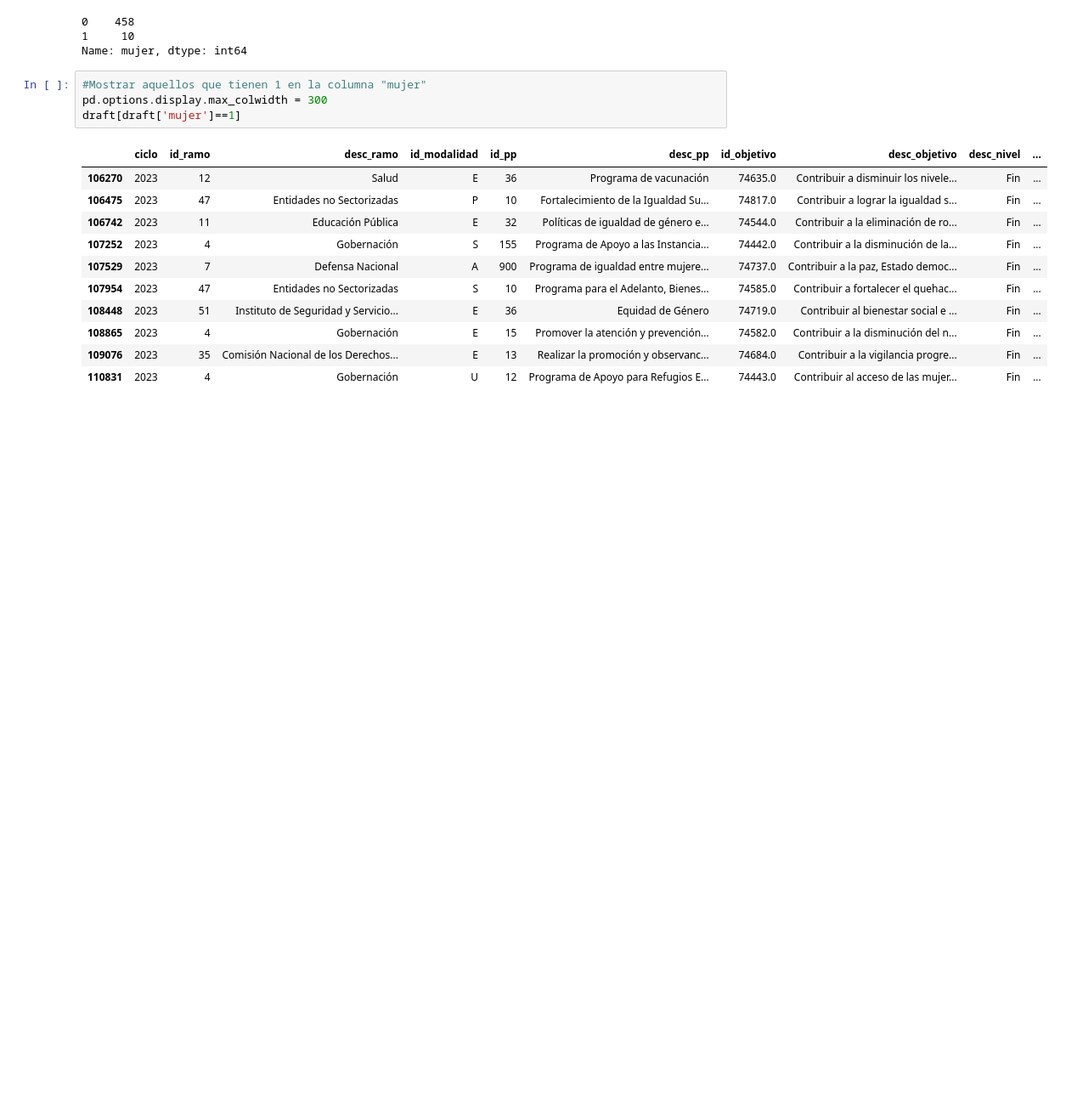
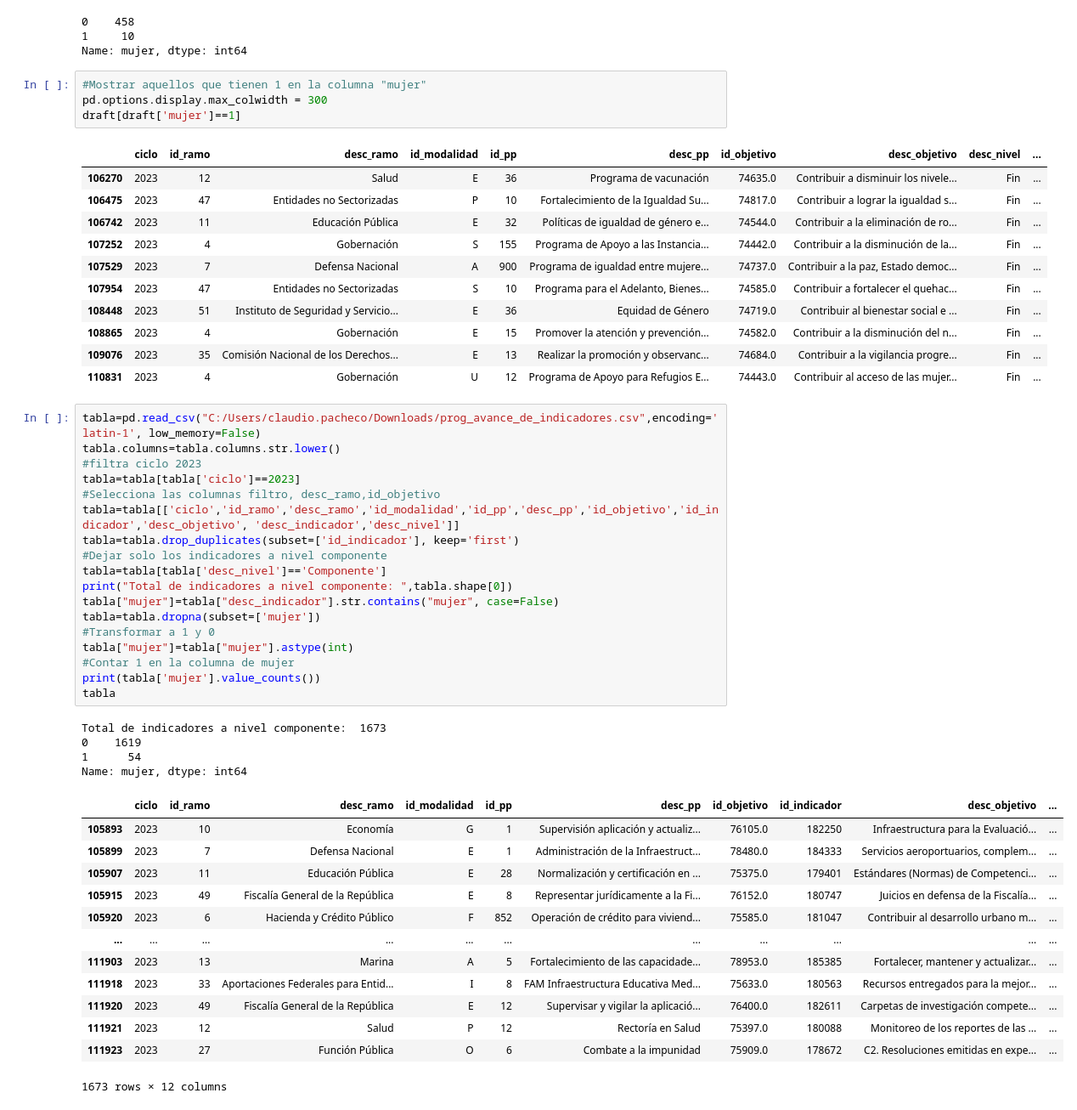
Before and after one commit to claudiodanielpc/mir, a Jupyter notebook: analisis_res_nar.ipynb, the cells around one changed output. Shown at 85% size. Cells and saved outputs as stored; diff of their text form; blank space fills up the shorter version.

Commit message:
Se agrega análisis de indicadores

```diff
--- a/analisis_res_nar.ipynb
+++ b/analisis_res_nar.ipynb
@@ -69,3 +69,39 @@ draft[draft['mujer']==1]
 | 108865 | 2023 | 4 | Gobernación | E | 15 | Promover la atención y prevención... | 74582.0 | Contribuir a la disminución del n... | Fin | ... |
 | 109076 | 2023 | 35 | Comisión Nacional de los Derechos... | E | 13 | Realizar la promoción y observanc... | 74684.0 | Contribuir a la vigilancia progre... | Fin | ... |
 | 110831 | 2023 | 4 | Gobernación | U | 12 | Programa de Apoyo para Refugios E... | 74443.0 | Contribuir al acceso de las mujer... | Fin | ... |
+# %%
+tabla=pd.read_csv("C:/Users/claudio.pacheco/Downloads/prog_avance_de_indicadores.csv",encoding='latin-1', low_memory=False)
+tabla.columns=tabla.columns.str.lower()
+#filtra ciclo 2023
+tabla=tabla[tabla['ciclo']==2023]
+#Selecciona las columnas filtro, desc_ramo,id_objetivo
+tabla=tabla[['ciclo','id_ramo','desc_ramo','id_modalidad','id_pp','desc_pp','id_objetivo','id_indicador','desc_objetivo', 'desc_indicador','desc_nivel']]
+tabla=tabla.drop_duplicates(subset=['id_indicador'], keep='first')
+#Dejar solo los indicadores a nivel componente
+tabla=tabla[tabla['desc_nivel']=='Componente']
+print("Total de indicadores a nivel componente: ",tabla.shape[0])
+tabla["mujer"]=tabla["desc_indicador"].str.contains("mujer", case=False)
+tabla=tabla.dropna(subset=['mujer'])
+#Transformar a 1 y 0
+tabla["mujer"]=tabla["mujer"].astype(int)
+#Contar 1 en la columna de mujer
+print(tabla['mujer'].value_counts())
+tabla
+# %% [output]
+Total de indicadores a nivel componente:  1673
+0    1619
+1      54
+Name: mujer, dtype: int64
+|  | ciclo | id_ramo | desc_ramo | id_modalidad | id_pp | desc_pp | id_objetivo | id_indicador | desc_objetivo | ... |
+| 105893 | 2023 | 10 | Economía | G | 1 | Supervisión aplicación y actualiz... | 76105.0 | 182250 | Infraestructura para la Evaluació... | ... |
+| 105899 | 2023 | 7 | Defensa Nacional | E | 1 | Administración de la Infraestruct... | 78480.0 | 184333 | Servicios aeroportuarios, complem... | ... |
+| 105907 | 2023 | 11 | Educación Pública | E | 28 | Normalización y certificación en ... | 75375.0 | 179401 | Estándares (Normas) de Competenci... | ... |
+| 105915 | 2023 | 49 | Fiscalía General de la República | E | 8 | Representar jurídicamente a la Fi... | 76152.0 | 180747 | Juicios en defensa de la Fiscalía... | ... |
+| 105920 | 2023 | 6 | Hacienda y Crédito Público | F | 852 | Operación de crédito para viviend... | 75585.0 | 181047 | Contribuir al desarrollo urbano m... | ... |
+| ... | ... | ... | ... | ... | ... | ... | ... | ... | ... | ... |
+| 111903 | 2023 | 13 | Marina | A | 5 | Fortalecimiento de las capacidade... | 78953.0 | 185385 | Fortalecer, mantener y actualizar... | ... |
+| 111918 | 2023 | 33 | Aportaciones Federales para Entid... | I | 8 | FAM Infraestructura Educativa Med... | 75633.0 | 180563 | Recursos entregados para la mejor... | ... |
+| 111920 | 2023 | 49 | Fiscalía General de la República | E | 12 | Supervisar y vigilar la aplicació... | 76400.0 | 182611 | Carpetas de investigación compete... | ... |
+| 111921 | 2023 | 12 | Salud | P | 12 | Rectoría en Salud | 75397.0 | 180088 | Monitoreo de los reportes de las ... | ... |
+| 111923 | 2023 | 27 | Función Pública | O | 6 | Combate a la impunidad | 75909.0 | 178672 | C2. Resoluciones emitidas en expe... | ... |
+1673 rows × 12 columns
```
Also changed, not shown: parts of 2 cells of this notebook.
